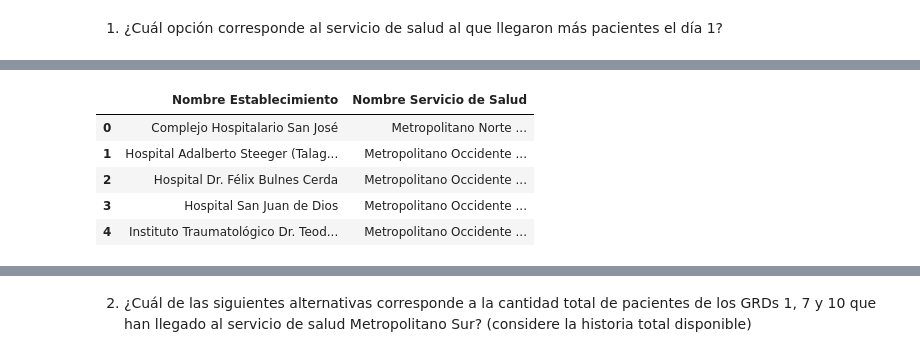
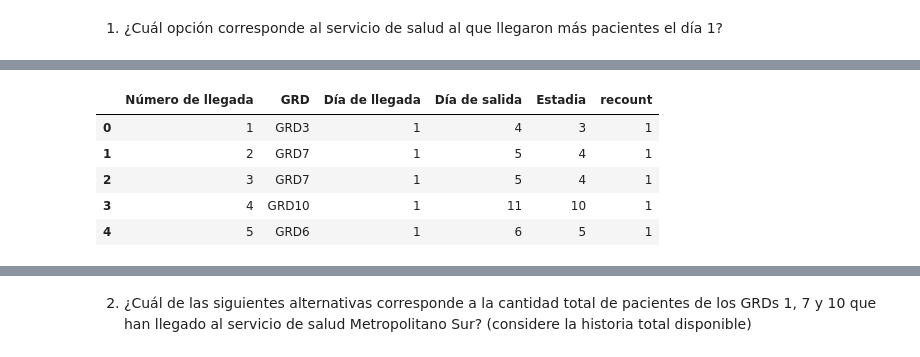
Before and after one commit to jasonssdev/Python_para_ciencia_de_datos, a Jupyter notebook: notebooks/01_jss_quiz1.ipynb, the cells around one changed output, grey strips where cells are left out. Saved outputs shown, nothing was run; the diff lists cells and outputs as text; code cells hidden in the pictures.

```diff
--- a/notebooks/01_jss_quiz1.ipynb
+++ b/notebooks/01_jss_quiz1.ipynb
@@ -466,10 +452,10 @@ df_hospitales_filtered = df_hospitales[["Nombre Establecimiento", "Nombre Servic
 # %%
-df_hospitales_filtered.head()
+df_info.head()
 # %% [output]
-|  | Nombre Establecimiento | Nombre Servicio de Salud |
-| 0 | Complejo Hospitalario San José | Metropolitano Norte ... |
-| 1 | Hospital Adalberto Steeger (Talag... | Metropolitano Occidente ... |
-| 2 | Hospital Dr. Félix Bulnes Cerda | Metropolitano Occidente ... |
-| 3 | Hospital San Juan de Dios | Metropolitano Occidente ... |
-| 4 | Instituto Traumatológico Dr. Teod... | Metropolitano Occidente ... |
+|  | Número de llegada | GRD | Día de llegada | Día de salida | Estadia | recount |
+| 0 | 1 | GRD3 | 1 | 4 | 3 | 1 |
+| 1 | 2 | GRD7 | 1 | 5 | 4 | 1 |
+| 2 | 3 | GRD7 | 1 | 5 | 4 | 1 |
+| 3 | 4 | GRD10 | 1 | 11 | 10 | 1 |
+| 4 | 5 | GRD6 | 1 | 6 | 5 | 1 |
 # %%
```
Also changed, not shown: parts of 45 cells of this notebook, 6 other files.
